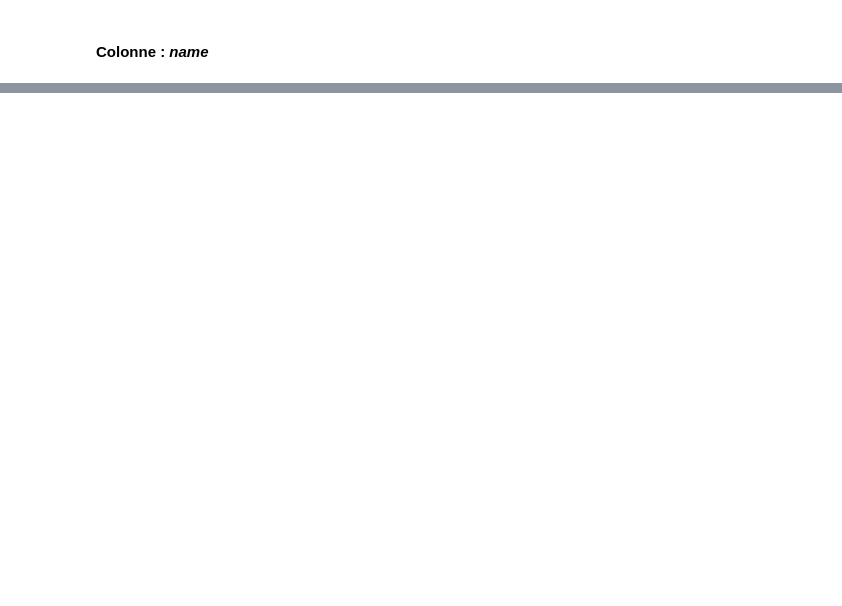
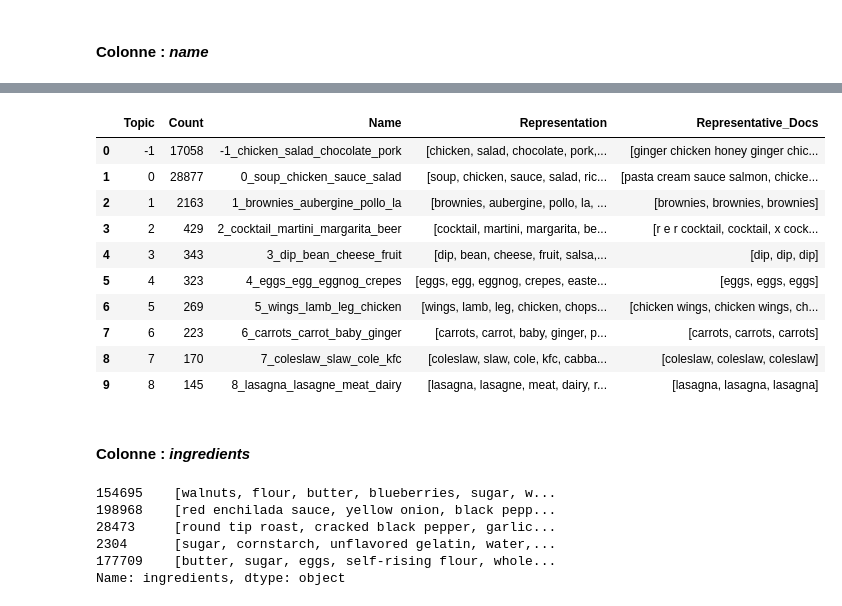
Before and after one commit to amaldre/projet_Kit_Big_Data, a Jupyter notebook: data_processing/eda__features_mode.ipynb, the cells around one changed output, grey strips where cells are left out. Cells and saved outputs as stored; diff of their text form; code cells hidden in the pictures; blank space fills up the shorter version.

```diff
--- a/data_processing/eda__features_mode.ipynb
+++ b/data_processing/eda__features_mode.ipynb
@@ -1012,0 +1083,25 @@ alt.Chart(sample_data_lda).mark_circle(size=200).encode(x='x', y='y', color='top
+# %%
+topic_model.get_topic_info()
+# %% [output]
+|  | Topic | Count | Name | Representation | Representative_Docs |
+| 0 | -1 | 17058 | -1_chicken_salad_chocolate_pork | [chicken, salad, chocolate, pork,... | [ginger chicken honey ginger chic... |
+| 1 | 0 | 28877 | 0_soup_chicken_sauce_salad | [soup, chicken, sauce, salad, ric... | [pasta cream sauce salmon, chicke... |
+| 2 | 1 | 2163 | 1_brownies_aubergine_pollo_la | [brownies, aubergine, pollo, la, ... | [brownies, brownies, brownies] |
+| 3 | 2 | 429 | 2_cocktail_martini_margarita_beer | [cocktail, martini, margarita, be... | [r e r cocktail, cocktail, x cock... |
+| 4 | 3 | 343 | 3_dip_bean_cheese_fruit | [dip, bean, cheese, fruit, salsa,... | [dip, dip, dip] |
+| 5 | 4 | 323 | 4_eggs_egg_eggnog_crepes | [eggs, egg, eggnog, crepes, easte... | [eggs, eggs, eggs] |
+| 6 | 5 | 269 | 5_wings_lamb_leg_chicken | [wings, lamb, leg, chicken, chops... | [chicken wings, chicken wings, ch... |
+| 7 | 6 | 223 | 6_carrots_carrot_baby_ginger | [carrots, carrot, baby, ginger, p... | [carrots, carrots, carrots] |
+| 8 | 7 | 170 | 7_coleslaw_slaw_cole_kfc | [coleslaw, slaw, cole, kfc, cabba... | [coleslaw, coleslaw, coleslaw] |
+| 9 | 8 | 145 | 8_lasagna_lasagne_meat_dairy | [lasagna, lasagne, meat, dairy, r... | [lasagna, lasagna, lasagna] |
+# %% [markdown]
+#### Colonne : *ingredients*
+# %%
+df_g['ingredients'].head()
+# %% [output]
+154695    [walnuts, flour, butter, blueberries, sugar, w...
+198968    [red enchilada sauce, yellow onion, black pepp...
+28473     [round tip roast, cracked black pepper, garlic...
+2304      [sugar, cornstarch, unflavored gelatin, water,...
+177709    [butter, sugar, eggs, self-rising flour, whole...
+Name: ingredients, dtype: object
```
Also changed, not shown: parts of 18 cells of this notebook.
